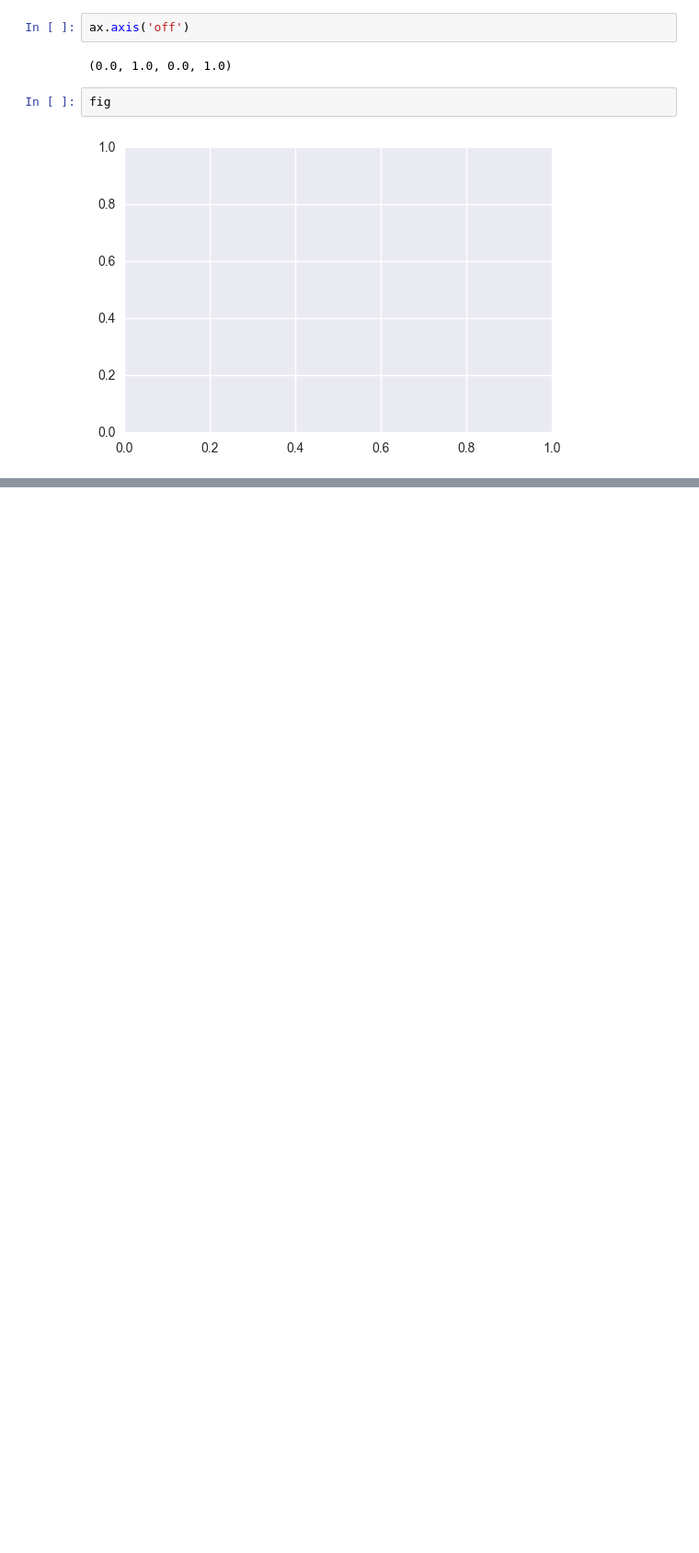
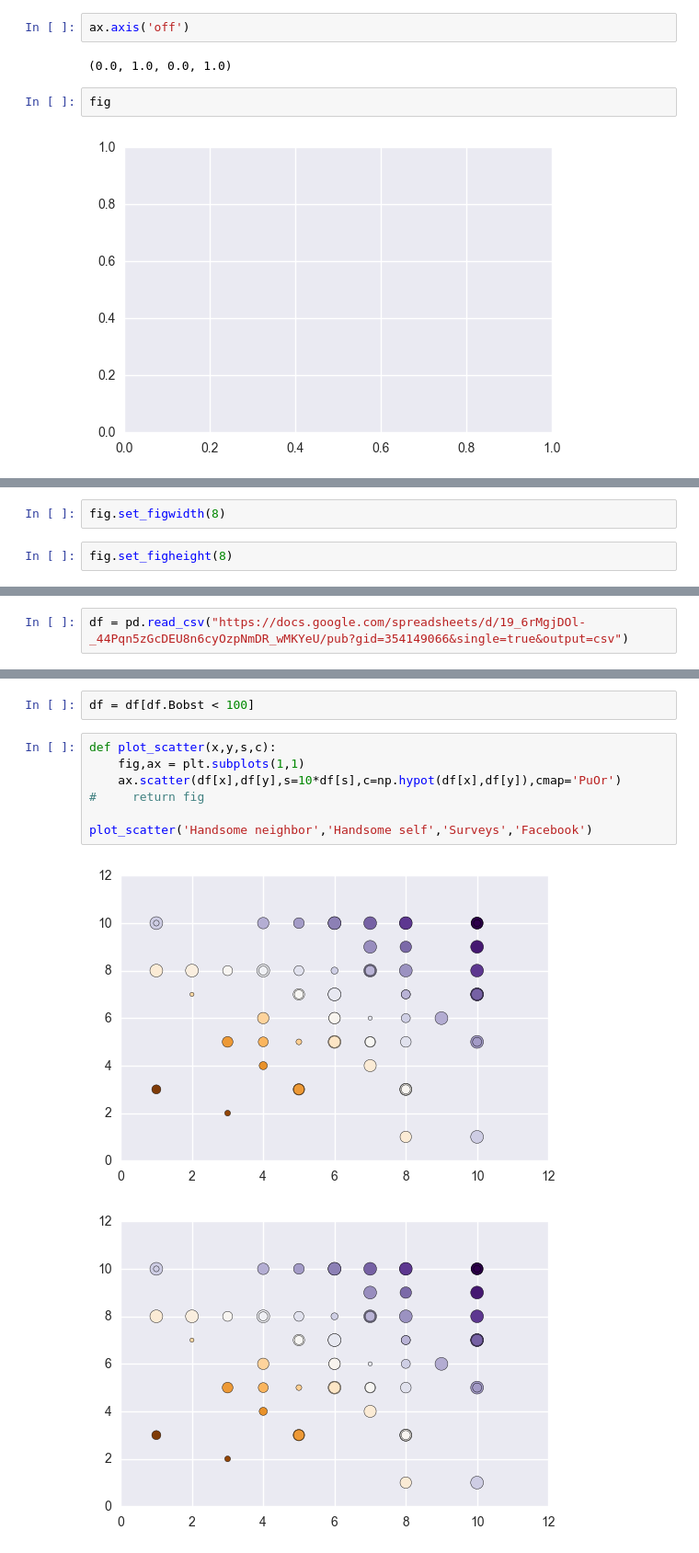
Before and after one commit to drewyoungren/JMM17, a Jupyter notebook: Gadgets/Presentation.ipynb, the cells around one changed output, grey strips where cells are left out. Shown at 92% size. Saved outputs shown, nothing was run; the diff lists cells and outputs as text; blank space fills up the shorter version.

```diff
--- a/Gadgets/Presentation.ipynb
+++ b/Gadgets/Presentation.ipynb
@@ -266,0 +260,4 @@ NameError: name 'ax' is not defined
+# %%
+fig.set_figwidth(8)
+# %%
+fig.set_figheight(8)
@@ -266,0 +268,2 @@ NameError: name 'ax' is not defined
+# %%
+df = pd.read_csv("https://docs.google.com/spreadsheets/d/19_6rMgjDOl-_44Pqn5zGcDEU8n6cyOzpNmDR_wMKYeU/pub?gid=354149066&single=true&output=csv")
@@ -266,0 +286,12 @@ NameError: name 'ax' is not defined
+# %%
+df = df[df.Bobst < 100]
+# %%
+def plot_scatter(x,y,s,c):
+    fig,ax = plt.subplots(1,1)
+    ax.scatter(df[x],df[y],s=10*df[s],c=np.hypot(df[x],df[y]),cmap='PuOr')
+#     return fig
+
+plot_scatter('Handsome neighbor','Handsome self','Surveys','Facebook')
+# %% [output]
+[figure, added]
+[figure, added]
```
Also changed, not shown: parts of 56 cells of this notebook, 10 other files.
